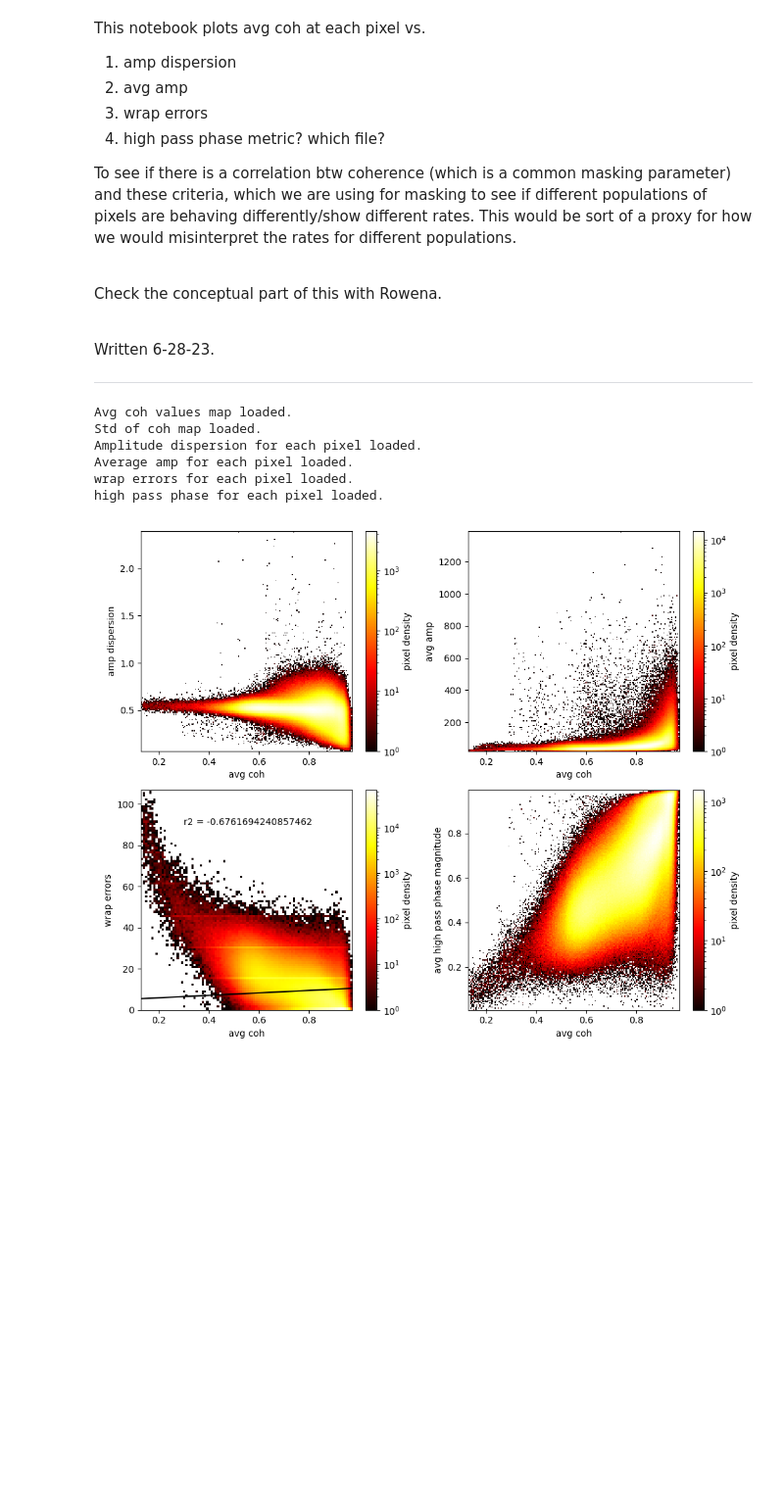
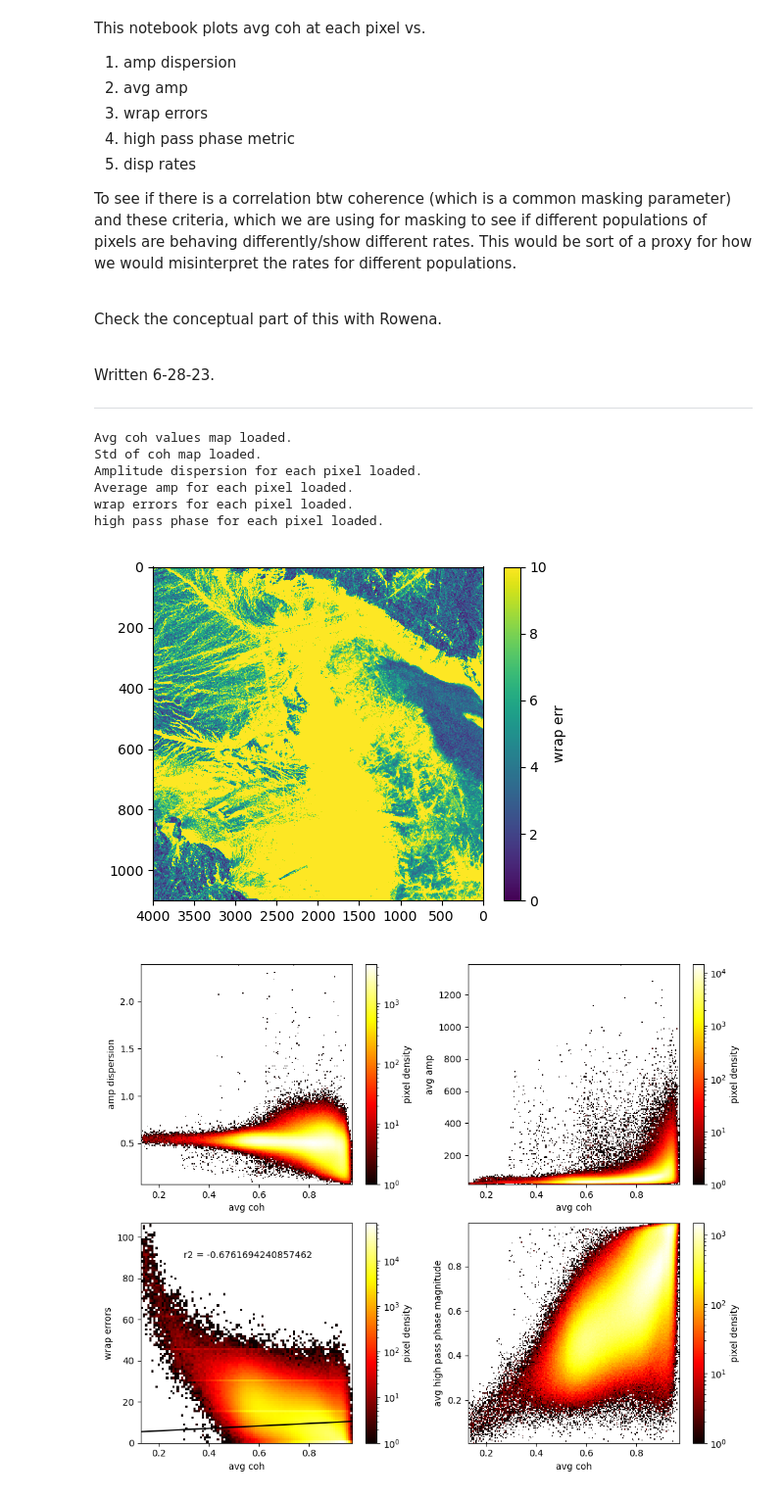
Before and after one commit to opaschall/LagunaSalada, a Jupyter notebook: 17_pixel_populations/plot_avg_coh_vs_other_criteria.ipynb, the cells around one changed output. Shown at 98% size. Saved outputs shown, nothing was run; the diff lists cells and outputs as text; code cells hidden in the pictures; blank space fills up the shorter version.

```diff
--- a/17_pixel_populations/plot_avg_coh_vs_other_criteria.ipynb
+++ b/17_pixel_populations/plot_avg_coh_vs_other_criteria.ipynb
@@ -3,7 +3,8 @@ This notebook plots avg coh at each pixel vs.
 1. amp dispersion
 2. avg amp
 3. wrap errors
-4. high pass phase metric? which file?
+4. high pass phase metric
+5. disp rates
 
 To see if there is a correlation btw coherence (which is a common masking parameter) and these criteria, which we are using for masking to see if different populations of pixels are behaving differently/show different rates. This would be sort of a proxy for how we would misinterpret the rates for different populations.
 
@@ -70,6 +71,14 @@ Amplitude dispersion for each pixel loaded.
 Average amp for each pixel loaded.
 wrap errors for each pixel loaded.
 high pass phase for each pixel loaded.
+# %%
+plt.figure(figsize=(5,4),tight_layout=True)
+plt.imshow(wrap_err,cmap='viridis',aspect='auto',vmin=0,vmax=10)
+plt.xlim([4000,0])
+plt.colorbar(label='wrap err')
+plt.show()
+# %% [output]
+[figure, added]
 # %%
 import matplotlib.colors as mcolors
 numBins = 200
```
Also changed, not shown: parts of 5 cells of this notebook, 18 other files.
